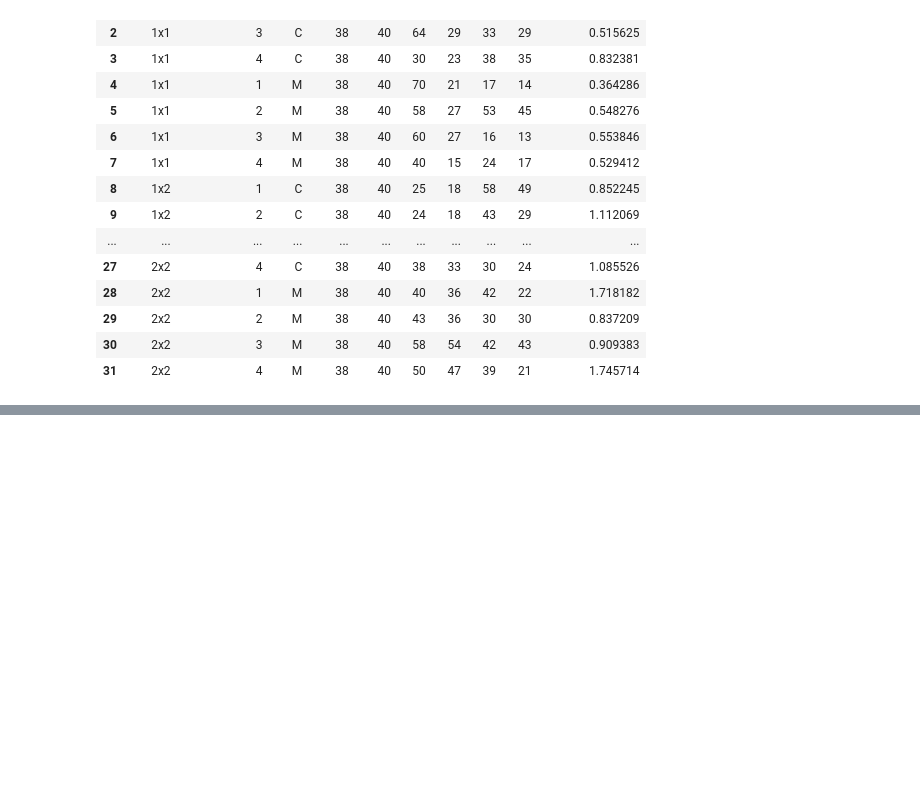
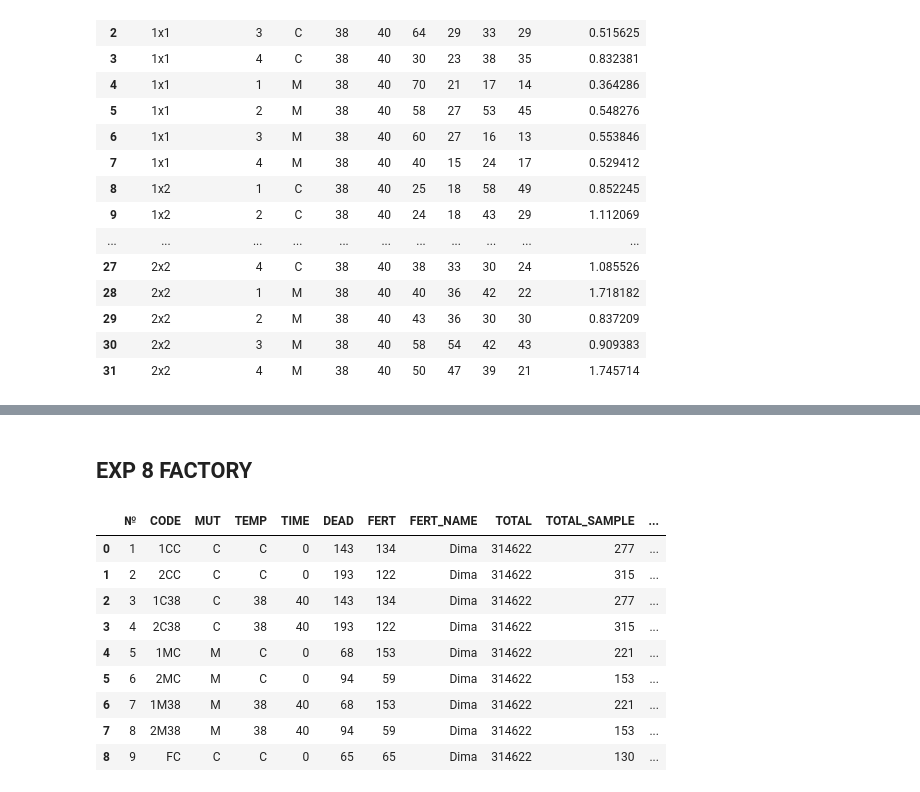
Before and after one commit to mitoclub/fish-strong-purifying-selection, a Jupyter notebook: notebooks/merge_table_related_controls.ipynb, the cells around one changed output, grey strips where cells are left out. Cells and saved outputs as stored; diff of their text form; code cells hidden in the pictures; blank space fills up the shorter version.

```diff
--- a/notebooks/merge_table_related_controls.ipynb
+++ b/notebooks/merge_table_related_controls.ipynb
@@ -88,0 +183,17 @@ exp5lab_short.to_csv('../data/2023_derived_tables/exp5lab.csv')
+# %% [markdown]
+## EXP 8 FACTORY
+# %%
+exp8fac = pd.read_csv('../data/FISH_TABLES/clear_EXP_8_main_factory.csv')
+# %%
+exp8fac
+# %% [output]
+|  | № | CODE | MUT | TEMP | TIME | DEAD | FERT | FERT_NAME | TOTAL | TOTAL_SAMPLE | ... |
+| 0 | 1 | 1CC | C | C | 0 | 143 | 134 | Dima | 314622 | 277 | ... |
+| 1 | 2 | 2CC | C | C | 0 | 193 | 122 | Dima | 314622 | 315 | ... |
+| 2 | 3 | 1C38 | C | 38 | 40 | 143 | 134 | Dima | 314622 | 277 | ... |
+| 3 | 4 | 2C38 | C | 38 | 40 | 193 | 122 | Dima | 314622 | 315 | ... |
+| 4 | 5 | 1MC | M | C | 0 | 68 | 153 | Dima | 314622 | 221 | ... |
+| 5 | 6 | 2MC | M | C | 0 | 94 | 59 | Dima | 314622 | 153 | ... |
+| 6 | 7 | 1M38 | M | 38 | 40 | 68 | 153 | Dima | 314622 | 221 | ... |
+| 7 | 8 | 2M38 | M | 38 | 40 | 94 | 59 | Dima | 314622 | 153 | ... |
+| 8 | 9 | FC | C | C | 0 | 65 | 65 | Dima | 314622 | 130 | ... |
```
Also changed, not shown: parts of 22 cells of this notebook, 4 other files.
